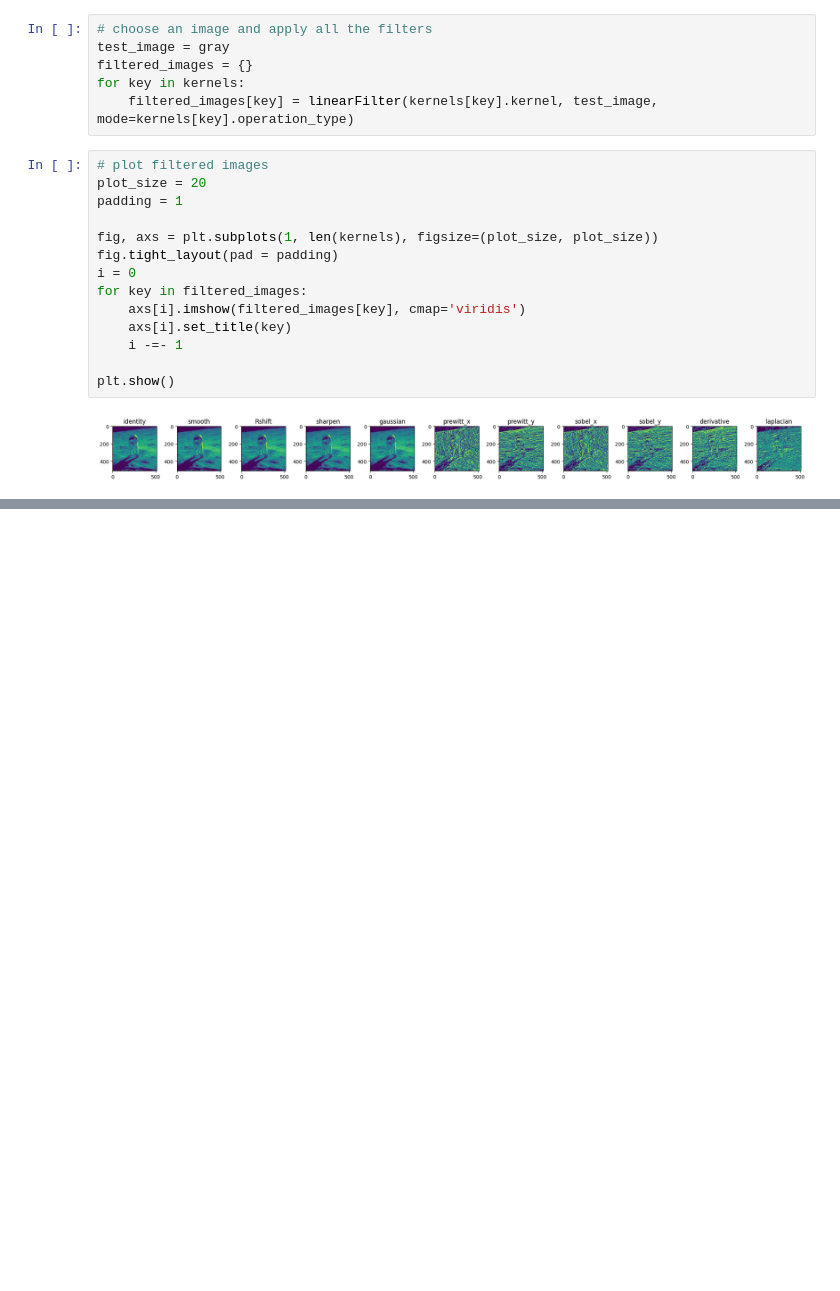
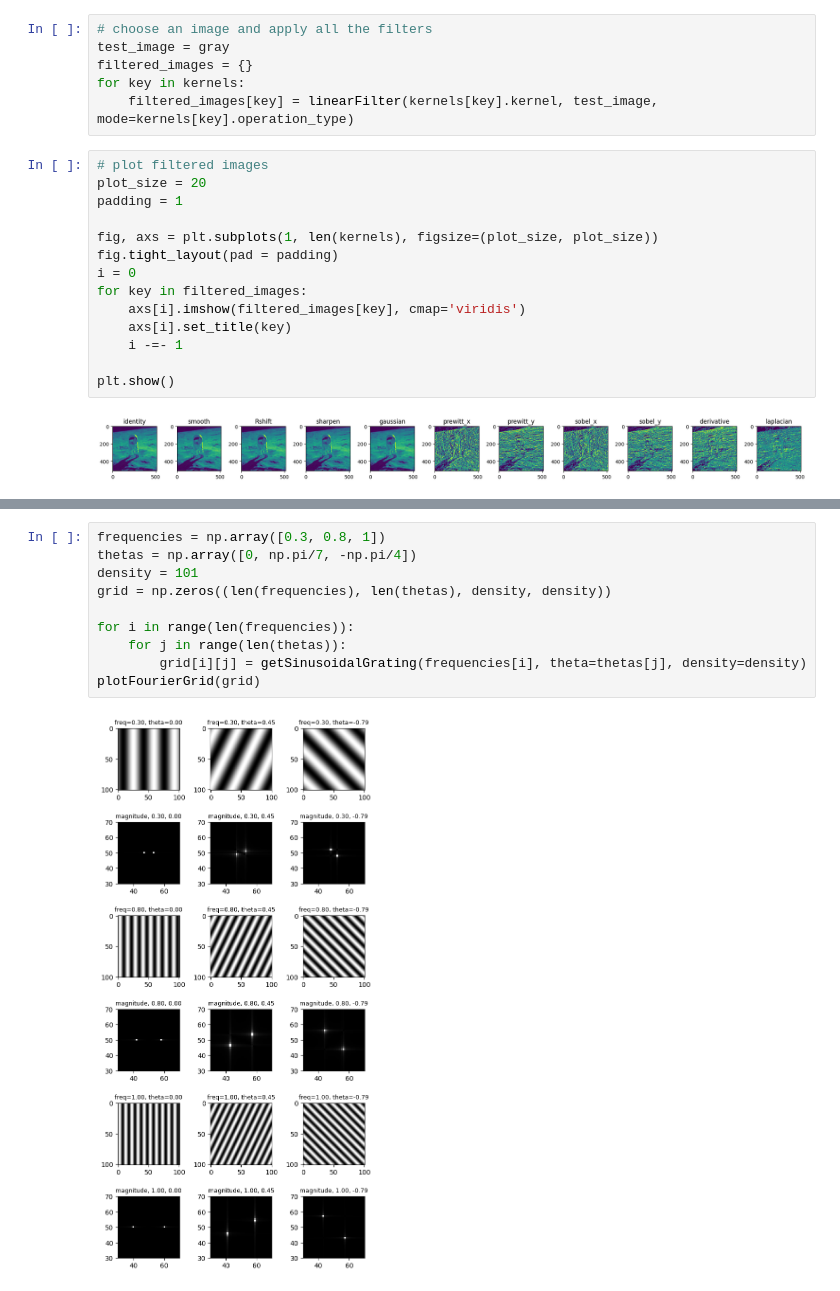
Before and after one commit to JuliuszSyrewicz/fourier, a Jupyter notebook: filters.ipynb, the cells around one changed output, grey strips where cells are left out. Saved outputs shown, nothing was run; the diff lists cells and outputs as text; blank space fills up the shorter version.

Commit message:
Rewritten the magnitude plotting function but it still uses variables from outer scope

```diff
--- a/filters.ipynb
+++ b/filters.ipynb
@@ -295,0 +289,12 @@ for i in range(len(frequencies)):
+# %%
+frequencies = np.array([0.3, 0.8, 1])
+thetas = np.array([0, np.pi/7, -np.pi/4])
+density = 101
+grid = np.zeros((len(frequencies), len(thetas), density, density))
+
+for i in range(len(frequencies)):
+    for j in range(len(thetas)):
+        grid[i][j] = getSinusoidalGrating(frequencies[i], theta=thetas[j], density=density)
+plotFourierGrid(grid)
+# %% [output]
+[figure, added]
```
Also changed, not shown: parts of 3 cells of this notebook.
